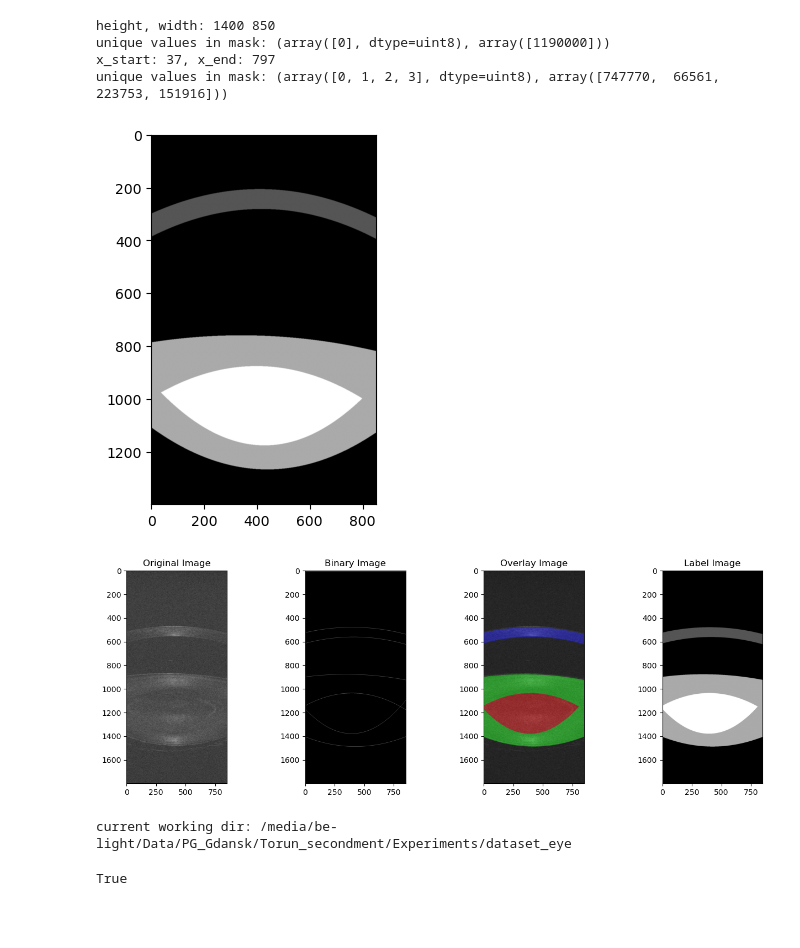
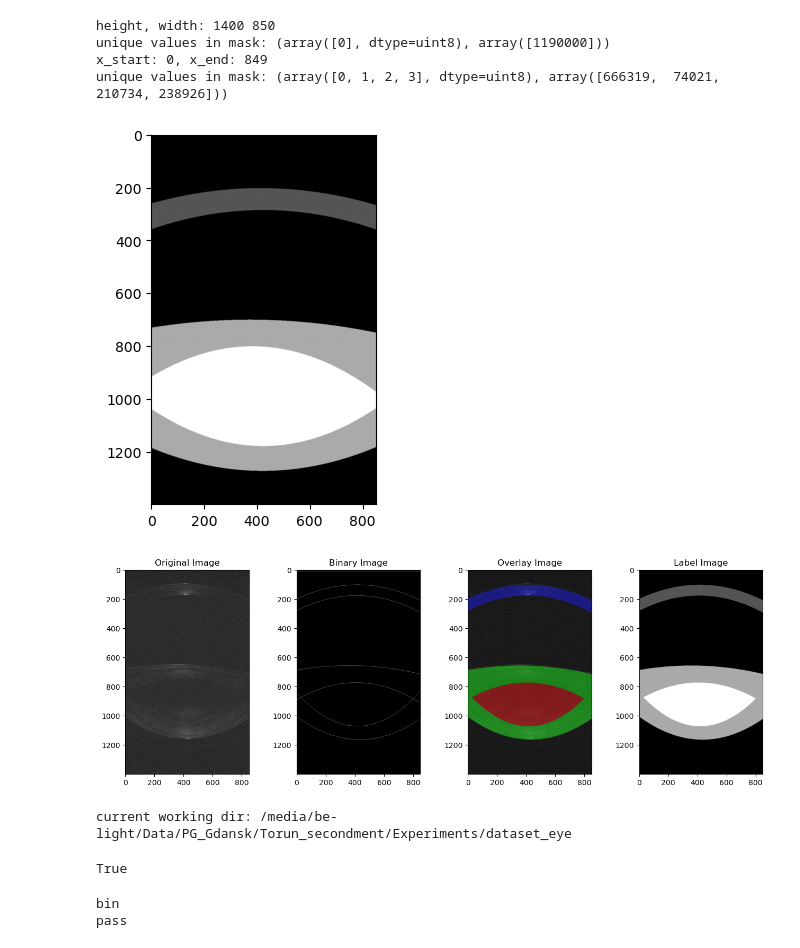
Before and after one commit to usmanraza121/SegOCT_BioLab, a Jupyter notebook: annotation.ipynb, the cells around one changed output. Saved outputs shown, nothing was run; the diff lists cells and outputs as text; code cells hidden in the pictures; blank space fills up the shorter version.

```diff
--- a/annotation.ipynb
+++ b/annotation.ipynb
@@ -7,8 +78,8 @@ H, W = 4096, 850
 
 data_root ="/media/be-light/Data/PG_Gdansk/Torun_secondment/Experiments/Training Data"
 
-segmentation = np.fromfile(data_root + "/CN043_DJ_18_M/OD/6-0D/2/Horizontal/Segmentation.bin", dtype = np.uint8)
-
+# segmentation = np.fromfile(data_root + "/CN043_DJ_18_M/OD/6-0D/2/Horizontal/Segmentation.bin", dtype = np.uint8)
+segmentation = np.fromfile("/media/be-light/Data/PG_Gdansk/Torun_secondment/Experiments/dataset_eye/new data/ROC/CN029_FK_24_M/OS/6-0D/6/Vertical/Segmentation.bin", dtype=np.uint8)
 # print('unique values in segmentation:', np.unique(segmentation, return_counts = True))
 
 segmentation = segmentation[:H*W].reshape(W, H).T
@@ -85,9 +156,9 @@ plt.show()
 # %% [output]
 height, width: 1400 850
 unique values in mask: (array([0], dtype=uint8), array([1190000]))
-x_start: 37, x_end: 797
-unique values in mask: (array([0, 1, 2, 3], dtype=uint8), array([747770,  66561, 223753, 151916]))
+x_start: 0, x_end: 849
+unique values in mask: (array([0, 1, 2, 3], dtype=uint8), array([666319,  74021, 210734, 238926]))
-[figure, old version]
+[figure, new version]
 # %%
 import numpy as np
 import matplotlib.pyplot as plt
@@ -96,18 +167,21 @@ import cv2 as cv2
 H, W = 4096, 850
 
 data_root ="/media/be-light/Data/PG_Gdansk/Torun_secondment/Experiments/Training Data"
+# data_root ="/media/be-light/Data/PG_Gdansk/Torun_secondment/Experiments/dataset_eye/new data/ROC"
 
-# png_img = cv2.imread(data_root + "/CN043_DJ_18_M/OD/6-0D/6/Horizontal/Image.png", cv2.IMREAD_UNCHANGED)
-png_img = cv2.imread(data_root + "/CN038_MM_37_F/OD/0-6D/0/Horizontal/Image.png", cv2.IMREAD_UNCHANGED)
-# image = png_img[:1400, :850]  # crop to match segmentation size
-image = png_img[:1800, :850]
-# segmentation = np.fromfile(data_root + "/CN043_DJ_18_M/OD/6-0D/6/Horizontal/Segmentation.bin", dtype = np.uint8)
-segmentation = np.fromfile(data_root + "/CN038_MM_37_F/OD/0-6D/0/Horizontal/Segmentation.bin", dtype = np.uint8)
+# png_img = data_root + "/CN054_MP_18_F/OS/6-0/4/Horizontal/Intensity.bin"
+
+png_img = cv2.imread(data_root + "/CN043_DJ_18_M/OD/6-0D/6/Horizontal/Image.png", cv2.IMREAD_UNCHANGED)
+# png_img = cv2.imread(data_root + "/CN038_MM_37_F/OD/0-6D/0/Horizontal/Image.png", cv2.IMREAD_UNCHANGED)
+image = png_img[:1400, :850]  # crop to match segmentation size
+# image = png_img[:1800, :850]
+segmentation = np.fromfile(data_root + "/CN043_DJ_18_M/OD/6-0D/6/Horizontal/Segmentation.bin", dtype = np.uint8)
+# segmentation = np.fromfile(data_root + "/CN054_MP_18_F/OS/6-0/4/Horizontal/Segmentation.bin", dtype = np.uint8)
 
 # print('unique values in segmentation:', np.unique(segmentation, return_counts = True))
 
 segmentation1 = segmentation[:H*W].reshape(W, H).T
-segmentation = segmentation1[:1800, :850]
+segmentation = segmentation1[:1400, :850]
 
 binary_image = (segmentation == 255).astype(np.uint8)
 # print('unique values in binary_image:', np.unique(binary_image, return_counts = True))
@@ -162,35 +236,35 @@ for x in range(width):
 
             label = cv2.line(mask, (x, y_top), (x, y_bottom), color=layer_num, thickness=1)
 
 
 label = cv2.morphologyEx(mask, cv2.MORPH_CLOSE, np.ones((3, 3), np.uint8))
 # color_mask = cv2.applyColorMap((label*10 ).astype(np.uint8), cv2.COLORMAP_JET)
 
 color_label = np.zeros((label.shape[0], label.shape[1], 3), dtype=np.uint8)
 for k, color in color_map.items():
     color_label[label == k] = color
 
 overlay = cv2.addWeighted(image, 0.6, color_label, 0.4, 0)
 
 plt.figure(figsize=(16, 5))
 plt.subplot(1, 4, 1)
 plt.title("Original Image")
-plt.imshow(image)
+plt.imshow(image, cmap='gray')
 
 plt.subplot(1, 4, 2)
 plt.title("Binary Image")
 plt.imshow(binary_image, cmap="gray")
 
 plt.subplot(1, 4, 3)
 plt.title("Overlay Image")
 plt.imshow(overlay)
 
 plt.subplot(1, 4, 4)
 plt.title("Label Image")
 plt.imshow(label, cmap='grey')
 plt.show()
 # %% [output]
-[figure, old version]
+[figure, new version]
 # %%
 def resize_with_padding(img, target_size=(512, 512)):
     h, w = img.shape[:2]
@@ -318,4 +392,15 @@ cv2.imwrite(os.path.join(save_visual, f"visual.png"), color_label)
 # %% [output]
 current working dir: /media/be-light/Data/PG_Gdansk/Torun_secondment/Experiments/dataset_eye
 True
+# %%
+type= 'bin'
+if type =='png':
+    print('png')
+elif type == 'bin':
+    print('bin')
+
+print('pass')
+# %% [output]
+bin
+pass
 # %%
```
Also changed, not shown: parts of 7 cells of this notebook, 1 other file.
